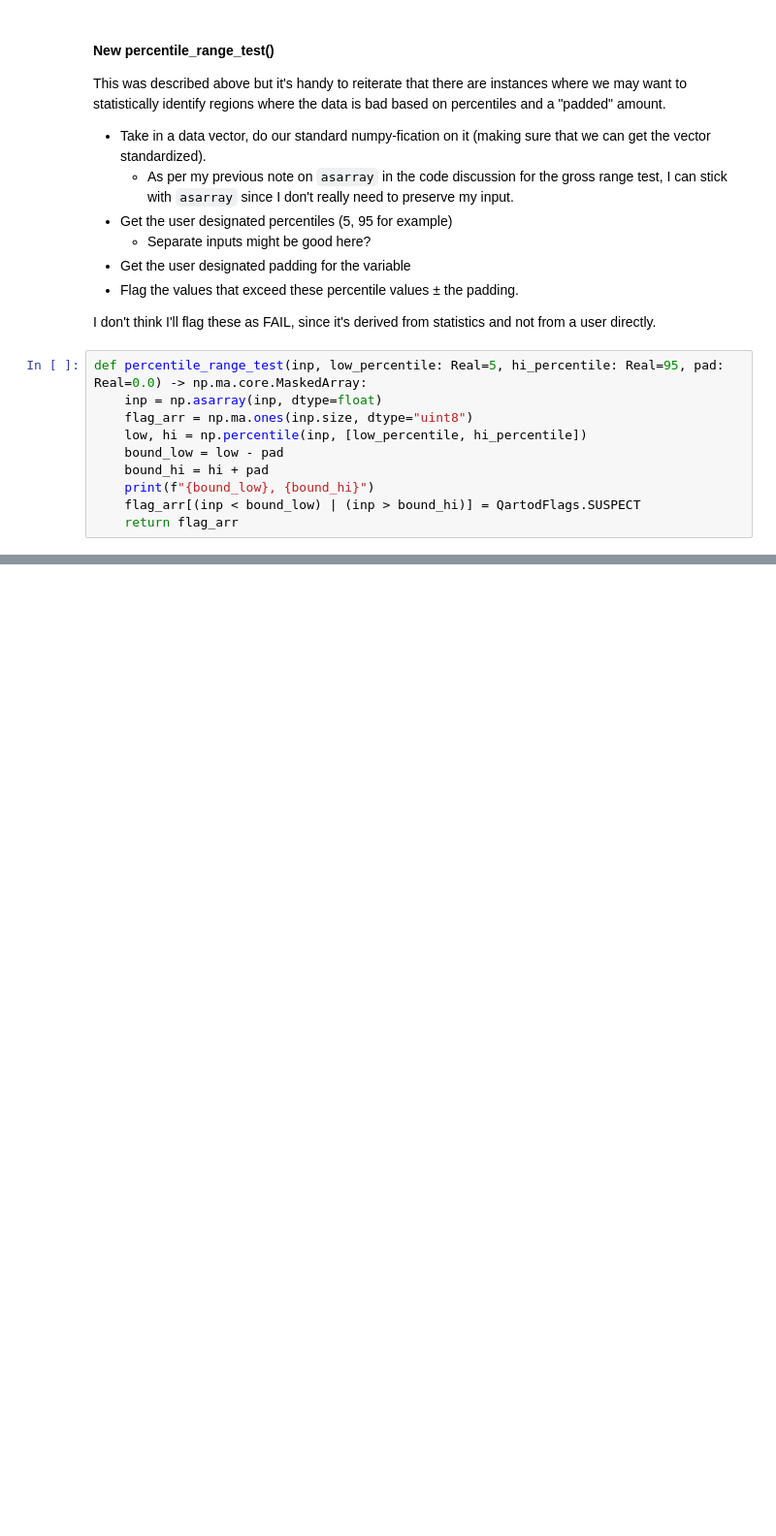
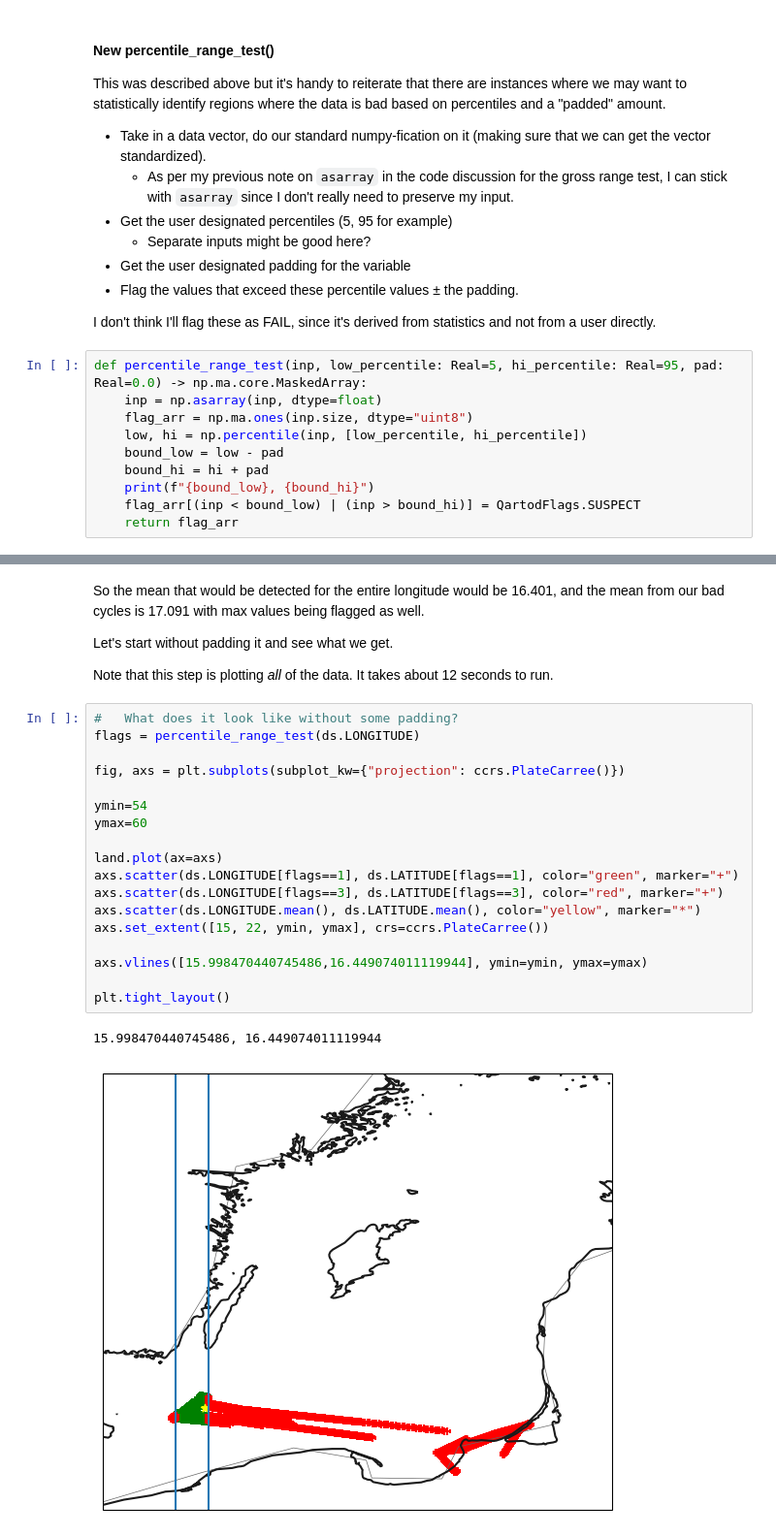
Before and after one commit to Klankers/mau_gsoc_qartod, a Jupyter notebook: deliverable_2.ipynb, the cells around one changed output, grey strips where cells are left out. Shown at 97% size. Saved outputs shown, nothing was run; the diff lists cells and outputs as text; blank space fills up the shorter version.

```diff
--- a/deliverable_2.ipynb
+++ b/deliverable_2.ipynb
@@ -4633,0 +4194,27 @@ Now to load the spoofing example. We can call on the VOTO ERDDAP to load the fil
+# %% [markdown]
+So the mean that would be detected for the entire longitude would be 16.401, and the mean from our bad cycles is 17.091 with max values being flagged as well.
+
+Let's start without padding it and see what we get.
+
+Note that this step is plotting *all* of the data. It takes about 12 seconds to run.
+# %%
+#   What does it look like without some padding?
+flags = percentile_range_test(ds.LONGITUDE)
+
+fig, axs = plt.subplots(subplot_kw={"projection": ccrs.PlateCarree()})
+
+ymin=54
+ymax=60
+
+land.plot(ax=axs)
+axs.scatter(ds.LONGITUDE[flags==1], ds.LATITUDE[flags==1], color="green", marker="+")
+axs.scatter(ds.LONGITUDE[flags==3], ds.LATITUDE[flags==3], color="red", marker="+")
+axs.scatter(ds.LONGITUDE.mean(), ds.LATITUDE.mean(), color="yellow", marker="*")
+axs.set_extent([15, 22, ymin, ymax], crs=ccrs.PlateCarree())
+
+axs.vlines([15.998470440745486,16.449074011119944], ymin=ymin, ymax=ymax)
+
+plt.tight_layout()
+# %% [output]
+15.998470440745486, 16.449074011119944
+[figure, added]
```
Also changed, not shown: parts of 155 cells of this notebook.
